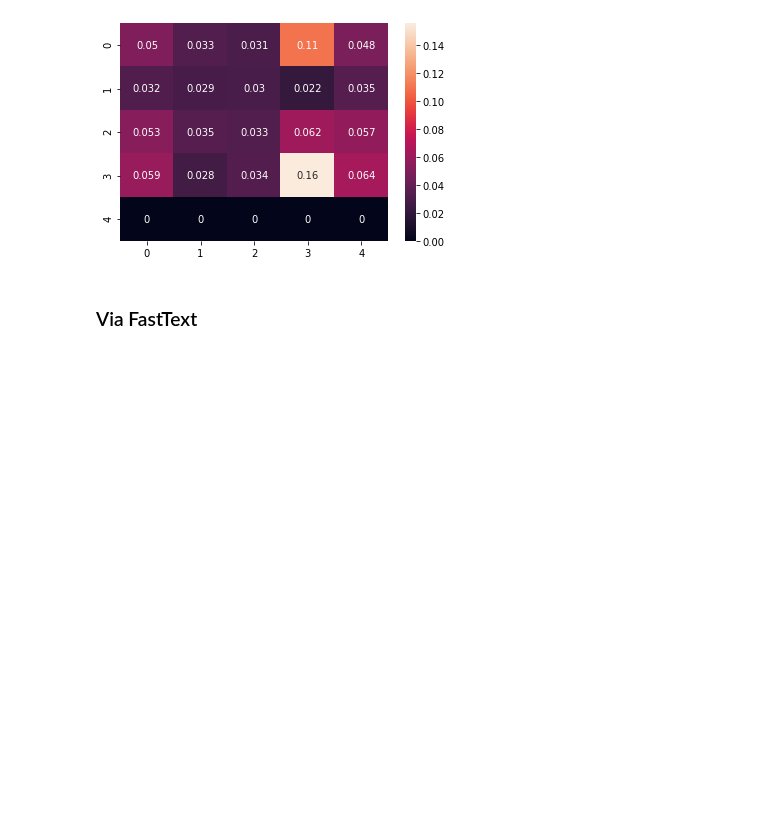
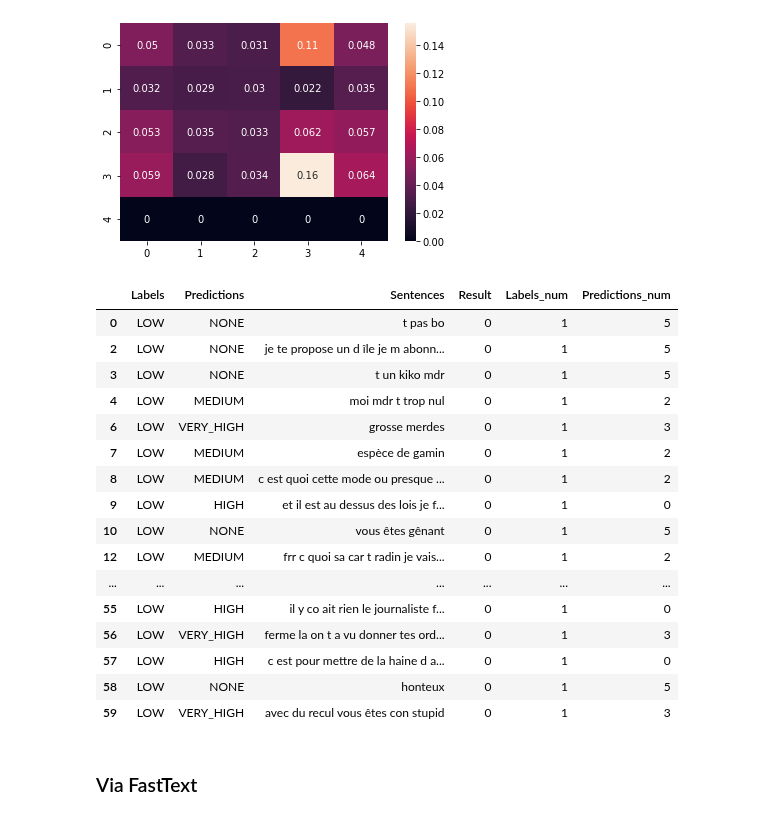
Before and after one commit to d-roland/toxicityDetection, a Jupyter notebook: CS224n_Toxicity_Detection.ipynb, the cells around one changed output. Cells and saved outputs as stored; diff of their text form; code cells hidden in the pictures; blank space fills up the shorter version.

```diff
--- a/CS224n_Toxicity_Detection.ipynb
+++ b/CS224n_Toxicity_Detection.ipynb
@@ -1256,6 +1260,27 @@ sns.heatmap(conf_matrix/np.sum(conf_matrix), annot=True)
 # %% [output]
 <matplotlib.axes._subplots.AxesSubplot at 0x...>
 [figure]
+# %%
+#Error analysis
+perspective[perspective["Result"] == 0][:50]
+# %% [output]
+|  | Labels | Predictions | Sentences | Result | Labels_num | Predictions_num |
+| 0 | LOW | NONE | t pas bo | 0 | 1 | 5 |
+| 2 | LOW | NONE | je te propose un d île je m abonn... | 0 | 1 | 5 |
+| 3 | LOW | NONE | t un kiko mdr | 0 | 1 | 5 |
+| 4 | LOW | MEDIUM | moi mdr t trop nul | 0 | 1 | 2 |
+| 6 | LOW | VERY_HIGH | grosse merdes | 0 | 1 | 3 |
+| 7 | LOW | MEDIUM | espèce de gamin | 0 | 1 | 2 |
+| 8 | LOW | MEDIUM | c est quoi cette mode ou presque ... | 0 | 1 | 2 |
+| 9 | LOW | HIGH | et il est au dessus des lois je f... | 0 | 1 | 0 |
+| 10 | LOW | NONE | vous êtes gênant | 0 | 1 | 5 |
+| 12 | LOW | MEDIUM | frr c quoi sa car t radin je vais... | 0 | 1 | 2 |
+| ... | ... | ... | ... | ... | ... | ... |
+| 55 | LOW | HIGH | il y co ait rien le journaliste f... | 0 | 1 | 0 |
+| 56 | LOW | VERY_HIGH | ferme la on t a vu donner tes ord... | 0 | 1 | 3 |
+| 57 | LOW | HIGH | c est pour mettre de la haine d a... | 0 | 1 | 0 |
+| 58 | LOW | NONE | honteux | 0 | 1 | 5 |
+| 59 | LOW | VERY_HIGH | avec du recul vous êtes con stupid | 0 | 1 | 3 |
 # %% [markdown]
 ### Via FastText
 # %%
```
Also changed, not shown: parts of 4 cells of this notebook.
